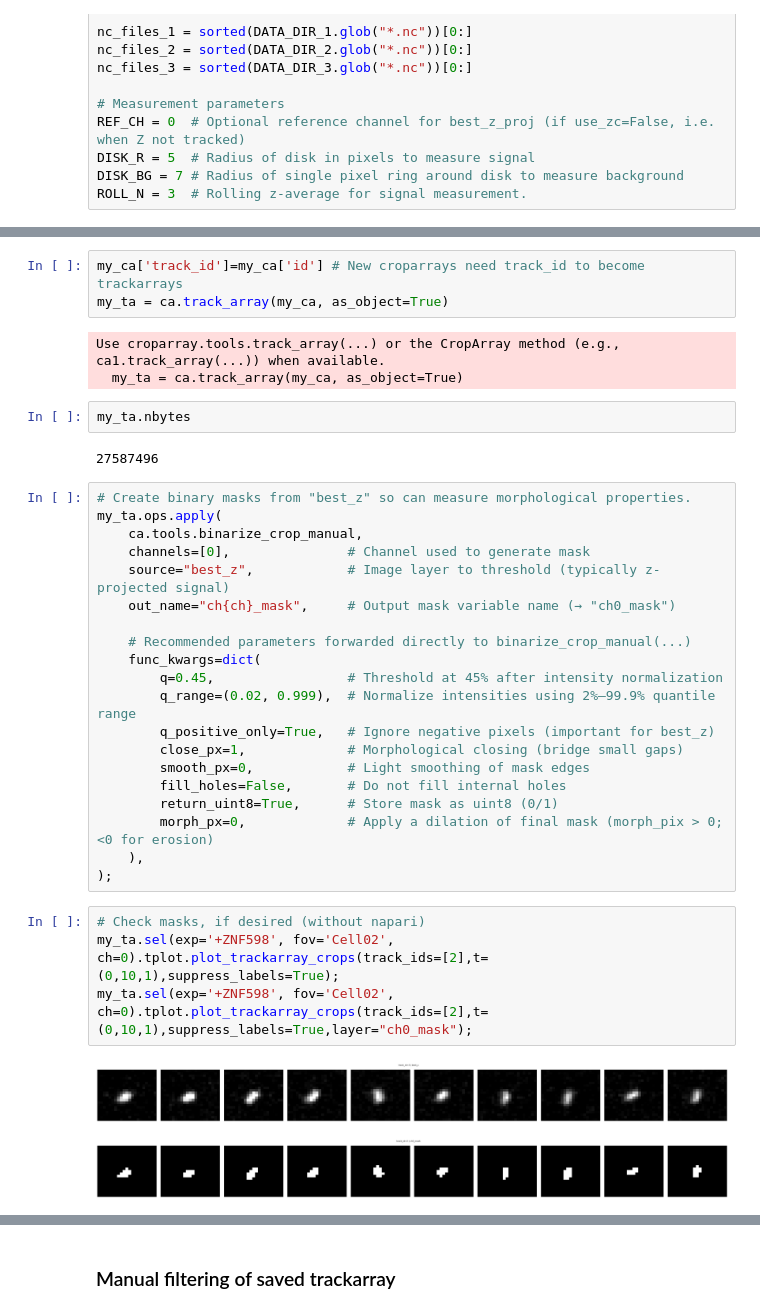
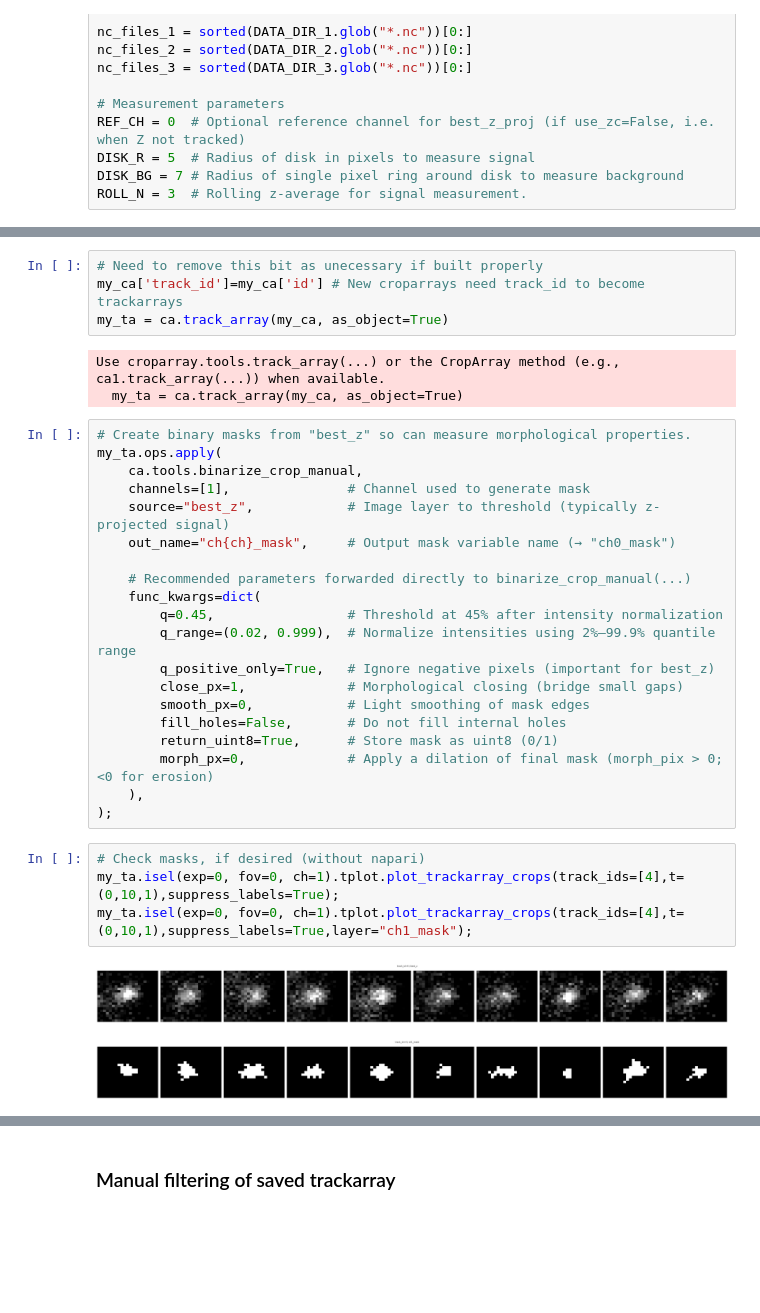
Before and after one commit to timstasevich/croparray, a Jupyter notebook: notebooks/CombineMeasureTrackArrays.ipynb, the cells around one changed output, grey strips where cells are left out. Cells and saved outputs as stored; diff of their text form; blank space fills up the shorter version.

```diff
--- a/notebooks/CombineMeasureTrackArrays.ipynb
+++ b/notebooks/CombineMeasureTrackArrays.ipynb
@@ -69,18 +61,15 @@ Data variables: (12/15)
 # %%
+# Need to remove this bit as unecessary if built properly
 my_ca['track_id']=my_ca['id'] # New croparrays need track_id to become trackarrays
 my_ta = ca.track_array(my_ca, as_object=True)
 # %% [output]
 Use croparray.tools.track_array(...) or the CropArray method (e.g., ca1.track_array(...)) when available.
   my_ta = ca.track_array(my_ca, as_object=True)
-# %%
-my_ta.nbytes
-# %% [output]
-27587496
 # %%
 # Create binary masks from "best_z" so can measure morphological properties.
 my_ta.ops.apply(
     ca.tools.binarize_crop_manual,
-    channels=[0],               # Channel used to generate mask
+    channels=[1],               # Channel used to generate mask
     source="best_z",            # Image layer to threshold (typically z-projected signal)
     out_name="ch{ch}_mask",     # Output mask variable name (→ "ch0_mask")
 
@@ -98,11 +87,11 @@ my_ta.ops.apply(
 );
 # %%
 # Check masks, if desired (without napari)
-my_ta.sel(exp='+ZNF598', fov='Cell02', ch=0).tplot.plot_trackarray_crops(track_ids=[2],t=(0,10,1),suppress_labels=True);
-my_ta.sel(exp='+ZNF598', fov='Cell02', ch=0).tplot.plot_trackarray_crops(track_ids=[2],t=(0,10,1),suppress_labels=True,layer="ch0_mask");
+my_ta.isel(exp=0, fov=0, ch=1).tplot.plot_trackarray_crops(track_ids=[4],t=(0,10,1),suppress_labels=True);
+my_ta.isel(exp=0, fov=0, ch=1).tplot.plot_trackarray_crops(track_ids=[4],t=(0,10,1),suppress_labels=True,layer="ch1_mask");
 # %% [output]
-[figure, old version]
+[figure, new version]
-[figure, old version]
+[figure, new version]
 # %%
 # Check masks with napari
 viewer, layers = my_ta.napari.montage_viewer(
```
Also changed, not shown: parts of 23 cells of this notebook, 1 other file.
